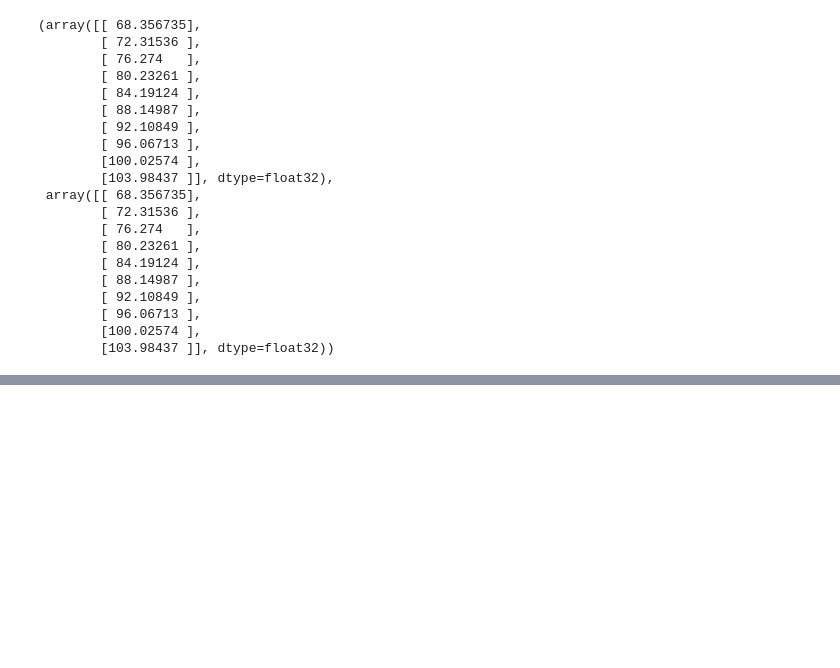
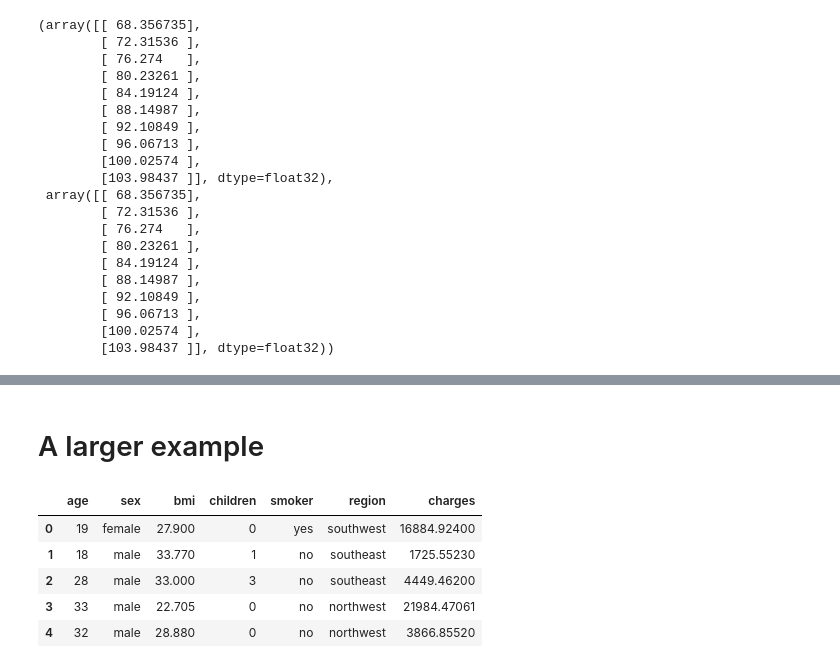
Before and after one commit to MusadaqTanvir/TensforFlowCodes, a Jupyter notebook: 01_Neural_Network_with_TF.ipynb, the cells around one changed output, grey strips where cells are left out. Saved outputs shown, nothing was run; the diff lists cells and outputs as text; code cells hidden in the pictures; blank space fills up the shorter version.

```diff
--- a/01_Neural_Network_with_TF.ipynb
+++ b/01_Neural_Network_with_TF.ipynb
@@ -792,0 +815,15 @@ loaded_model, model_3_prediction
+# %% [markdown]
+# A larger example
+# %%
+import numpy as np
+import pandas as pd
+import matplotlib.pyplot as plt
+insurance = pd.read_csv("https://raw.githubusercontent.com/stedy/Machine-Learning-with-R-datasets/master/insurance.csv")
+insurance.head()
+# %% [output]
+|  | age | sex | bmi | children | smoker | region | charges |
+| 0 | 19 | female | 27.900 | 0 | yes | southwest | 16884.92400 |
+| 1 | 18 | male | 33.770 | 1 | no | southeast | 1725.55230 |
+| 2 | 28 | male | 33.000 | 3 | no | southeast | 4449.46200 |
+| 3 | 33 | male | 22.705 | 0 | no | northwest | 21984.47061 |
+| 4 | 32 | male | 28.880 | 0 | no | northwest | 3866.85520 |
```
Also changed, not shown: parts of 30 cells of this notebook.
